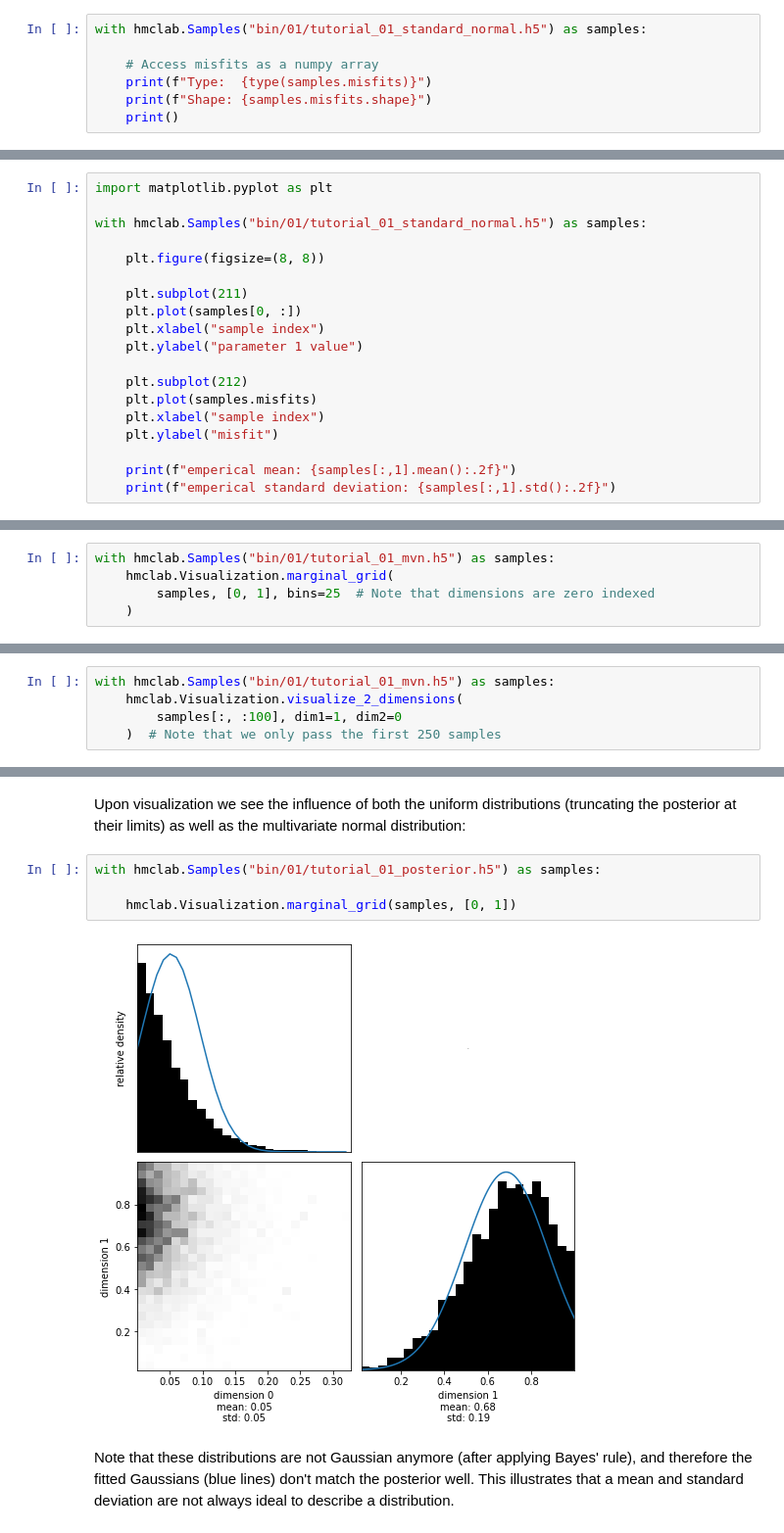
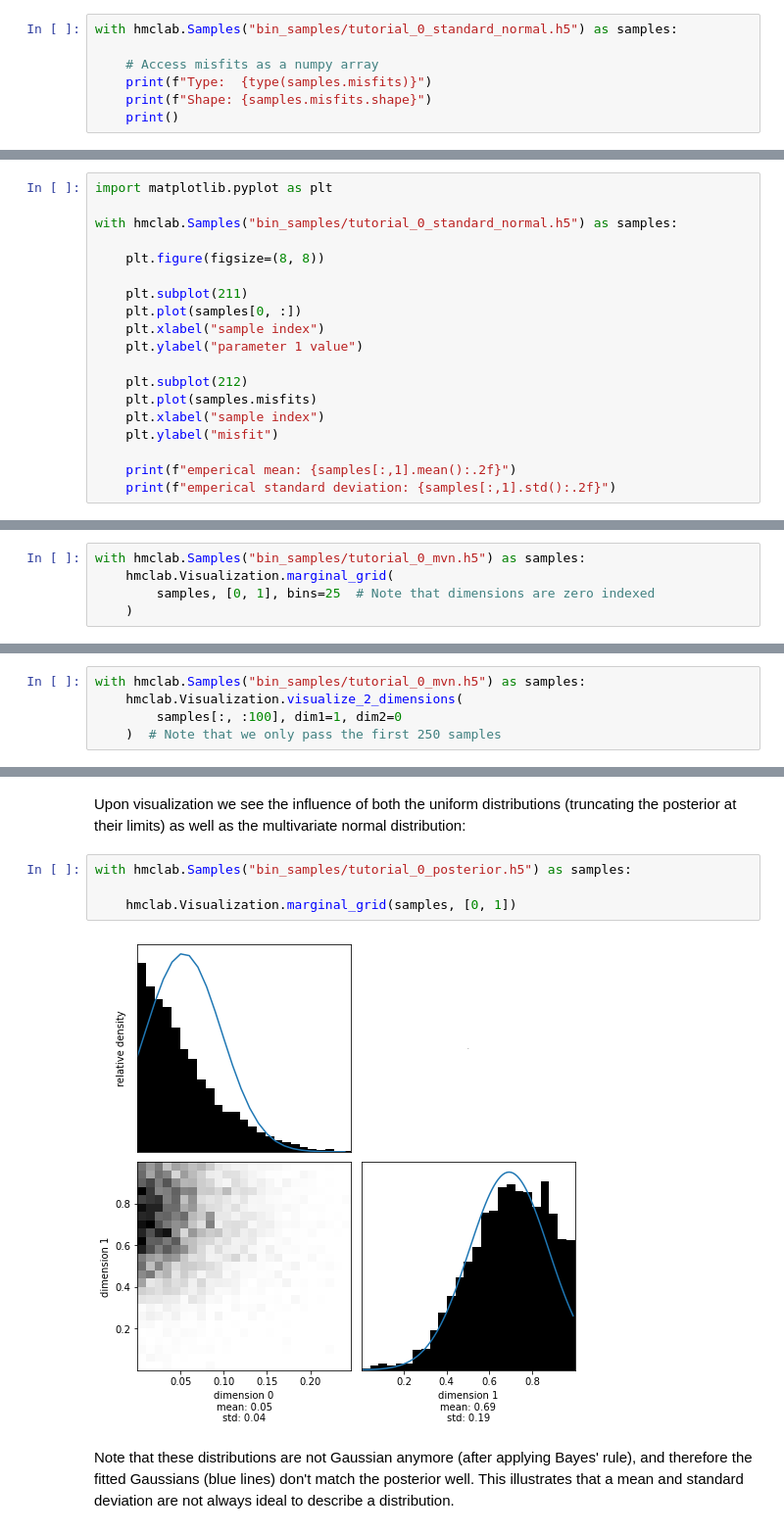
Before and after one commit to larsgeb/hmclab, a Jupyter notebook: notebooks/tutorials/0 - Getting started.ipynb, the cells around one changed output, grey strips where cells are left out. Shown at 98% size. Saved outputs shown, nothing was run; the diff lists cells and outputs as text.

```diff
--- a/notebooks/tutorials/0 - Getting started.ipynb
+++ b/notebooks/tutorials/0 - Getting started.ipynb
@@ -177,7 +177,7 @@ Shape: (2, 10000)
 # %% [markdown]
 You might notice the the `raw_samples_hdf` attribute has one extra dimension. That is because the samples file also records the misfits of each sample. We can easily access these as a NumPy array in the following way:
 # %%
-with hmclab.Samples("bin/01/tutorial_01_standard_normal.h5") as samples:
+with hmclab.Samples("bin_samples/tutorial_0_standard_normal.h5") as samples:
 
     # Access misfits as a numpy array
     print(f"Type:  {type(samples.misfits)}")
@@ -193,7 +193,7 @@ Here is an example where we plot the evolution of parameter 1 and the misfit dur
 # %%
 import matplotlib.pyplot as plt
 
-with hmclab.Samples("bin/01/tutorial_01_standard_normal.h5") as samples:
+with hmclab.Samples("bin_samples/tutorial_0_standard_normal.h5") as samples:
 
     plt.figure(figsize=(8, 8))
 
@@ -258,7 +258,7 @@ Tab(children=(HBox(children=(VBox(children=(Label(value='local start time (not t
 # %% [markdown]
 One of the most interesting things to investigate when sampling from multidimensional distributions is the trade-off between different parameters. We can visualize these (second order) trade-offs by inspecting the 2D marginals. We supply a function that can create a set of 2D marginals from a samples object, by specifying which dimensions should be investigated:
 # %%
-with hmclab.Samples("bin/01/tutorial_01_mvn.h5") as samples:
+with hmclab.Samples("bin_samples/tutorial_0_mvn.h5") as samples:
     hmclab.Visualization.marginal_grid(
         samples, [0, 1], bins=25  # Note that dimensions are zero indexed
     )
@@ -271,7 +271,7 @@ Additionally, the used function creates the 2D marginal with another dimension a
 
 These types of plots can help us identify problems with sampling and assess convergence.
 # %%
-with hmclab.Samples("bin/01/tutorial_01_mvn.h5") as samples:
+with hmclab.Samples("bin_samples/tutorial_0_mvn.h5") as samples:
     hmclab.Visualization.visualize_2_dimensions(
         samples[:, :100], dim1=1, dim2=0
     )  # Note that we only pass the first 250 samples
@@ -319,10 +319,10 @@ Tab(children=(HBox(children=(VBox(children=(Label(value='local start time (not t
 # %% [markdown]
 Upon visualization we see the influence of both the uniform distributions (truncating the posterior at their limits) as well as the multivariate normal distribution:
 # %%
-with hmclab.Samples("bin/01/tutorial_01_posterior.h5") as samples:
+with hmclab.Samples("bin_samples/tutorial_0_posterior.h5") as samples:
 
     hmclab.Visualization.marginal_grid(samples, [0, 1])
 # %% [output]
-[figure, old version]
+[figure, new version]
 # %% [markdown]
 Note that these distributions are not Gaussian anymore (after applying Bayes' rule), and therefore the fitted Gaussians (blue lines) don't match the posterior well. This illustrates that a mean and standard deviation are not always ideal to describe a distribution.
```
Also changed, not shown: parts of 12 cells of this notebook, 5 other files.
